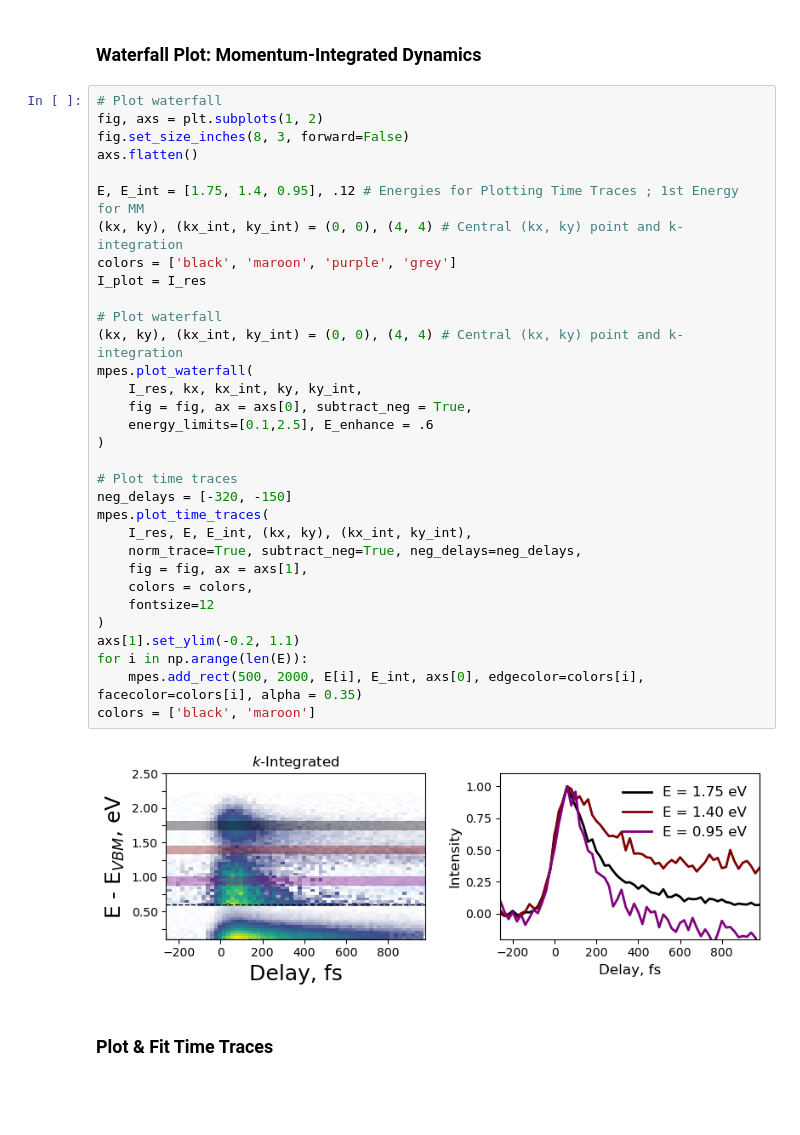
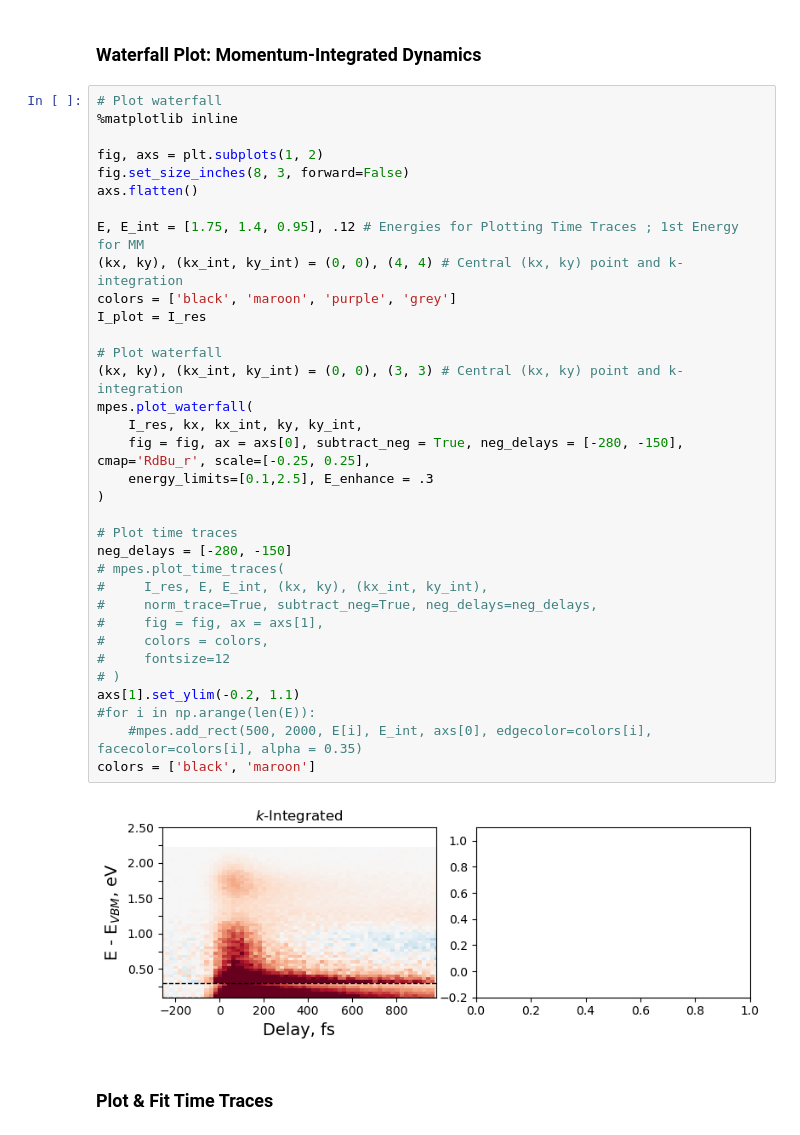
Before and after one commit to lawsonlloyd/mpes-analysis, a Jupyter notebook: mpes_Plot_Analysis.ipynb, the cells around one changed output. Drawn from its saved outputs; the diff is of its cells as text; blank space fills up the shorter version.

```diff
--- a/mpes_Plot_Analysis.ipynb
+++ b/mpes_Plot_Analysis.ipynb
@@ -205,38 +231,40 @@ fig, ax, im = mpes.plot_momentum_maps(
 ### Waterfall Plot: Momentum-Integrated Dynamics
 # %%
 # Plot waterfall
+%matplotlib inline
+
 fig, axs = plt.subplots(1, 2)
 fig.set_size_inches(8, 3, forward=False)
 axs.flatten()
 
 E, E_int = [1.75, 1.4, 0.95], .12 # Energies for Plotting Time Traces ; 1st Energy for MM
 (kx, ky), (kx_int, ky_int) = (0, 0), (4, 4) # Central (kx, ky) point and k-integration
 colors = ['black', 'maroon', 'purple', 'grey']
 I_plot = I_res
 
 # Plot waterfall
-(kx, ky), (kx_int, ky_int) = (0, 0), (4, 4) # Central (kx, ky) point and k-integration
+(kx, ky), (kx_int, ky_int) = (0, 0), (3, 3) # Central (kx, ky) point and k-integration
 mpes.plot_waterfall(
     I_res, kx, kx_int, ky, ky_int,
-    fig = fig, ax = axs[0], subtract_neg = True,
-    energy_limits=[0.1,2.5], E_enhance = .6
+    fig = fig, ax = axs[0], subtract_neg = True, neg_delays = [-280, -150], cmap='RdBu_r', scale=[-0.25, 0.25],
+    energy_limits=[0.1,2.5], E_enhance = .3
 )
 
 # Plot time traces
-neg_delays = [-320, -150]
-mpes.plot_time_traces(
-    I_res, E, E_int, (kx, ky), (kx_int, ky_int),
-    norm_trace=True, subtract_neg=True, neg_delays=neg_delays,
-    fig = fig, ax = axs[1],
-    colors = colors,
-    fontsize=12
-)
+neg_delays = [-280, -150]
+# mpes.plot_time_traces(
+#     I_res, E, E_int, (kx, ky), (kx_int, ky_int),
+#     norm_trace=True, subtract_neg=True, neg_delays=neg_delays,
+#     fig = fig, ax = axs[1],
+#     colors = colors,
+#     fontsize=12
+# )
 axs[1].set_ylim(-0.2, 1.1)
-for i in np.arange(len(E)):
-    mpes.add_rect(500, 2000, E[i], E_int, axs[0], edgecolor=colors[i], facecolor=colors[i], alpha = 0.35)
+#for i in np.arange(len(E)):
+    #mpes.add_rect(500, 2000, E[i], E_int, axs[0], edgecolor=colors[i], facecolor=colors[i], alpha = 0.35)
 colors = ['black', 'maroon']
 # %% [output]
-[figure, old version]
+[figure, new version]
 # %% [markdown]
 ### Plot & Fit Time Traces
 # %%
```
Also changed, not shown: parts of 8 cells of this notebook.
